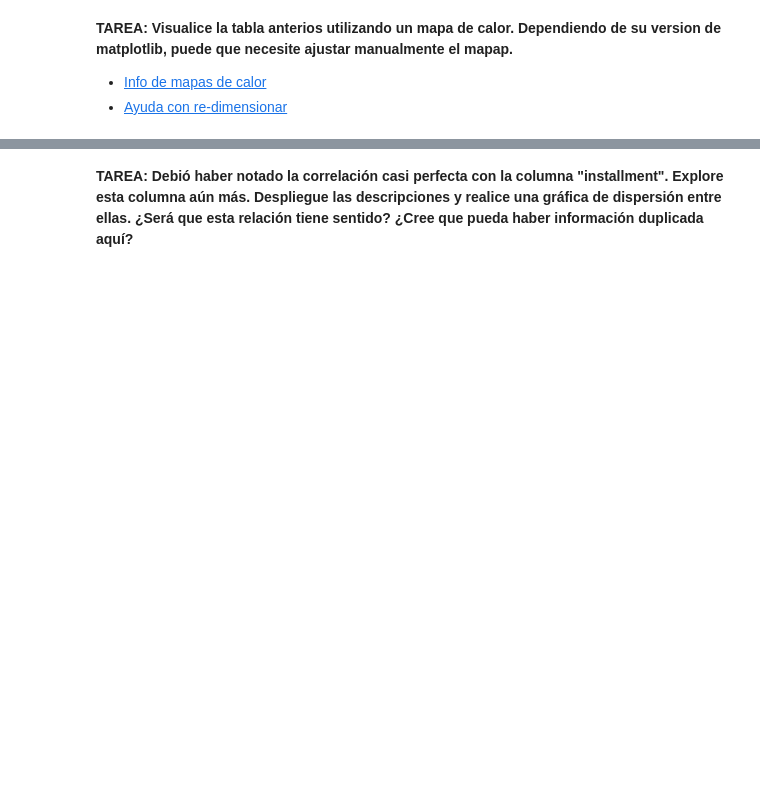
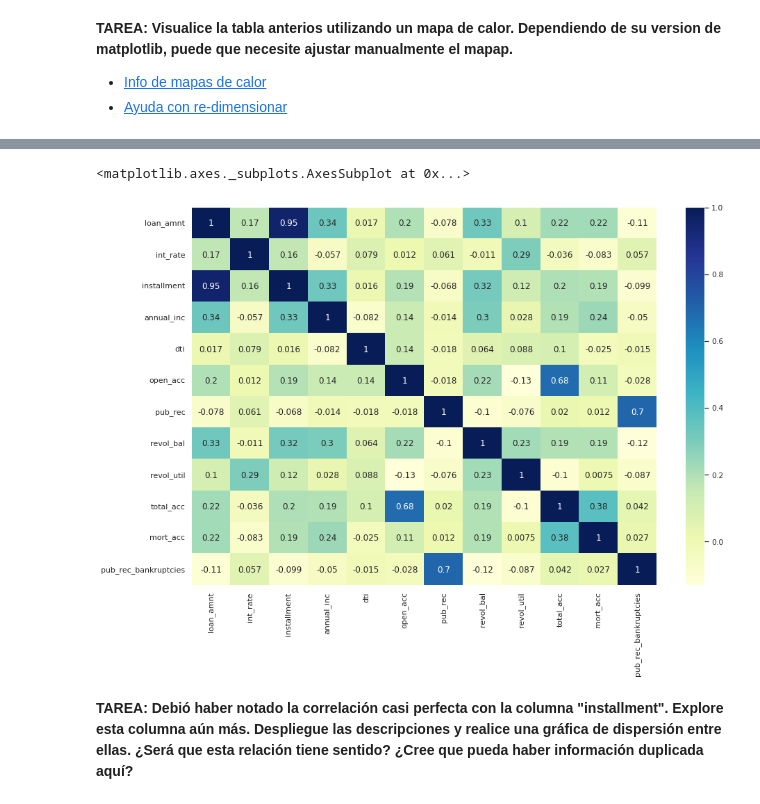
Before and after one commit to RudiksChess/UVG-DataScience-Notas-6-Semestre, a Jupyter notebook: Lab89/Laboratorio_8_y_9.ipynb, the cells around one changed output, grey strips where cells are left out. Saved outputs shown, nothing was run; the diff lists cells and outputs as text; code cells hidden in the pictures; blank space fills up the shorter version.

```diff
--- a/Lab89/Laboratorio_8_y_9.ipynb
+++ b/Lab89/Laboratorio_8_y_9.ipynb
@@ -281,0 +277,2 @@ memory usage: 81.6+ MB
+# %%
+corr = df.corr()
@@ -293,2 +300,9 @@ memory usage: 81.6+ MB
+# %%
+fig_dims = (15, 10)
+fig, ax = plt.subplots(figsize=fig_dims)
+sns.heatmap(corr, annot=True,cmap="YlGnBu",ax=ax)
+# %% [output]
+<matplotlib.axes._subplots.AxesSubplot at 0x...>
+[figure, added]
 # %% [markdown]
 **TAREA: Debió haber notado la correlación casi perfecta con la columna "installment". Explore esta columna aún más. Despliegue las descripciones y realice una gráfica de dispersión entre ellas. ¿Será que esta relación tiene sentido? ¿Cree que pueda haber información duplicada aquí?**
```
Also changed, not shown: parts of 206 cells of this notebook.
